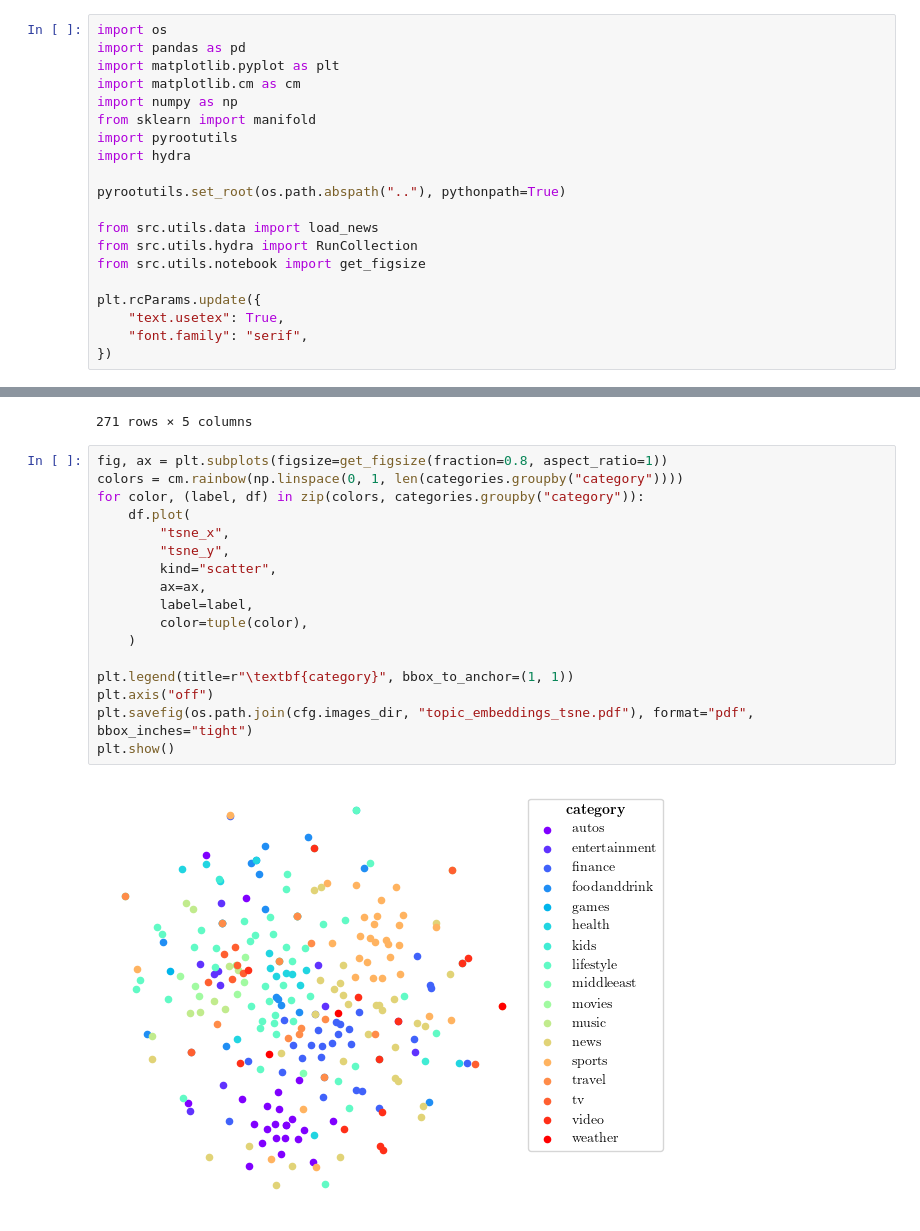
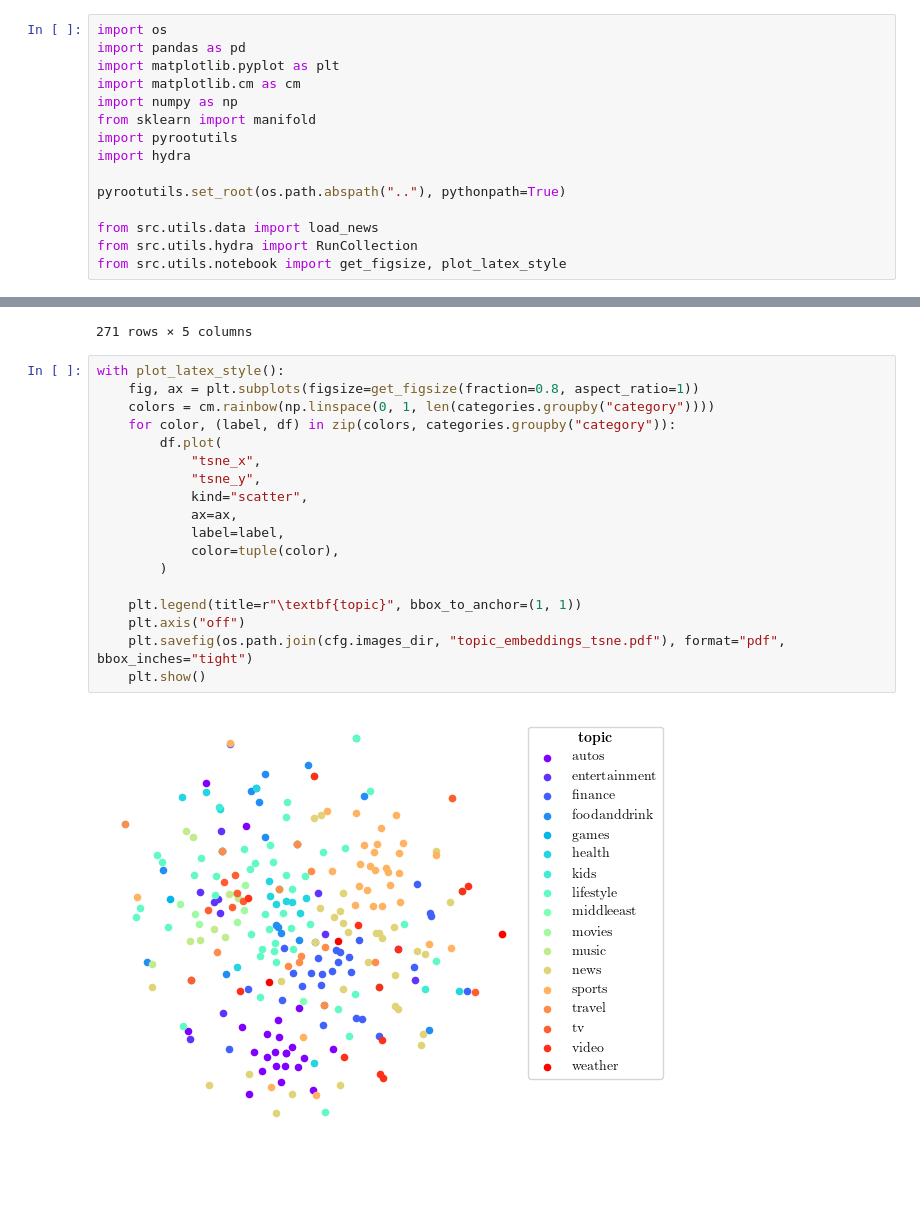
Before and after one commit to koengommers/news-recommendation, a Jupyter notebook: notebooks/Topic embeddings.ipynb, the cells around one changed output, grey strips where cells are left out. Drawn from its saved outputs; the diff is of its cells as text; blank space fills up the shorter version.

Commit message:
chore: clean up notebooks

```diff
--- a/notebooks/Topic embeddings.ipynb
+++ b/notebooks/Topic embeddings.ipynb
@@ -12,12 +12,7 @@ pyrootutils.set_root(os.path.abspath(".."), pythonpath=True)
 
 from src.utils.data import load_news
 from src.utils.hydra import RunCollection
-from src.utils.notebook import get_figsize
-
-plt.rcParams.update({
-    "text.usetex": True,
-    "font.family": "serif",
-})
+from src.utils.notebook import get_figsize, plot_latex_style
 # %%
 with hydra.initialize(version_base=None, config_path="../conf"):
     cfg = hydra.compose(config_name="notebook")
@@ -119,21 +114,22 @@ categories
 | 270 | foodanddrink | cooking | [0.018741535, 0.67787313, -0.6909... | 9.295585 | -7.207765 |
 271 rows × 5 columns
 # %%
-fig, ax = plt.subplots(figsize=get_figsize(fraction=0.8, aspect_ratio=1))
-colors = cm.rainbow(np.linspace(0, 1, len(categories.groupby("category"))))
-for color, (label, df) in zip(colors, categories.groupby("category")):
-    df.plot(
-        "tsne_x",
-        "tsne_y",
-        kind="scatter",
-        ax=ax,
-        label=label,
-        color=tuple(color),
-    )
+with plot_latex_style():
+    fig, ax = plt.subplots(figsize=get_figsize(fraction=0.8, aspect_ratio=1))
+    colors = cm.rainbow(np.linspace(0, 1, len(categories.groupby("category"))))
+    for color, (label, df) in zip(colors, categories.groupby("category")):
+        df.plot(
+            "tsne_x",
+            "tsne_y",
+            kind="scatter",
+            ax=ax,
+            label=label,
+            color=tuple(color),
+        )
 
-plt.legend(title=r"\textbf{category}", bbox_to_anchor=(1, 1))
-plt.axis("off")
-plt.savefig(os.path.join(cfg.images_dir, "topic_embeddings_tsne.pdf"), format="pdf", bbox_inches="tight")
-plt.show()
+    plt.legend(title=r"\textbf{topic}", bbox_to_anchor=(1, 1))
+    plt.axis("off")
+    plt.savefig(os.path.join(cfg.images_dir, "topic_embeddings_tsne.pdf"), format="pdf", bbox_inches="tight")
+    plt.show()
 # %% [output]
-[figure, old version]
+[figure, new version]
```
Also changed, not shown: parts of 1 cell of this notebook, 1 other file.
